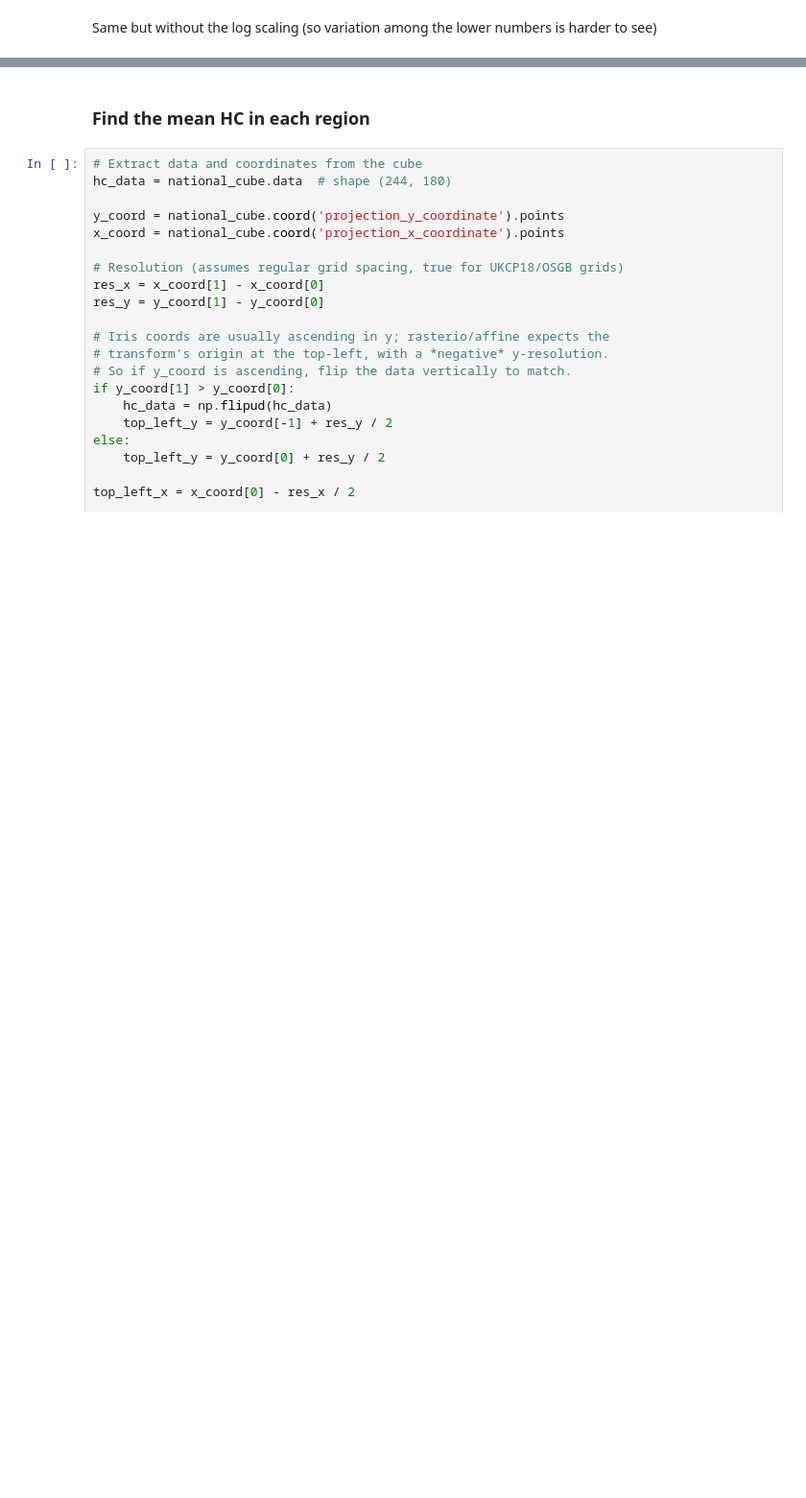
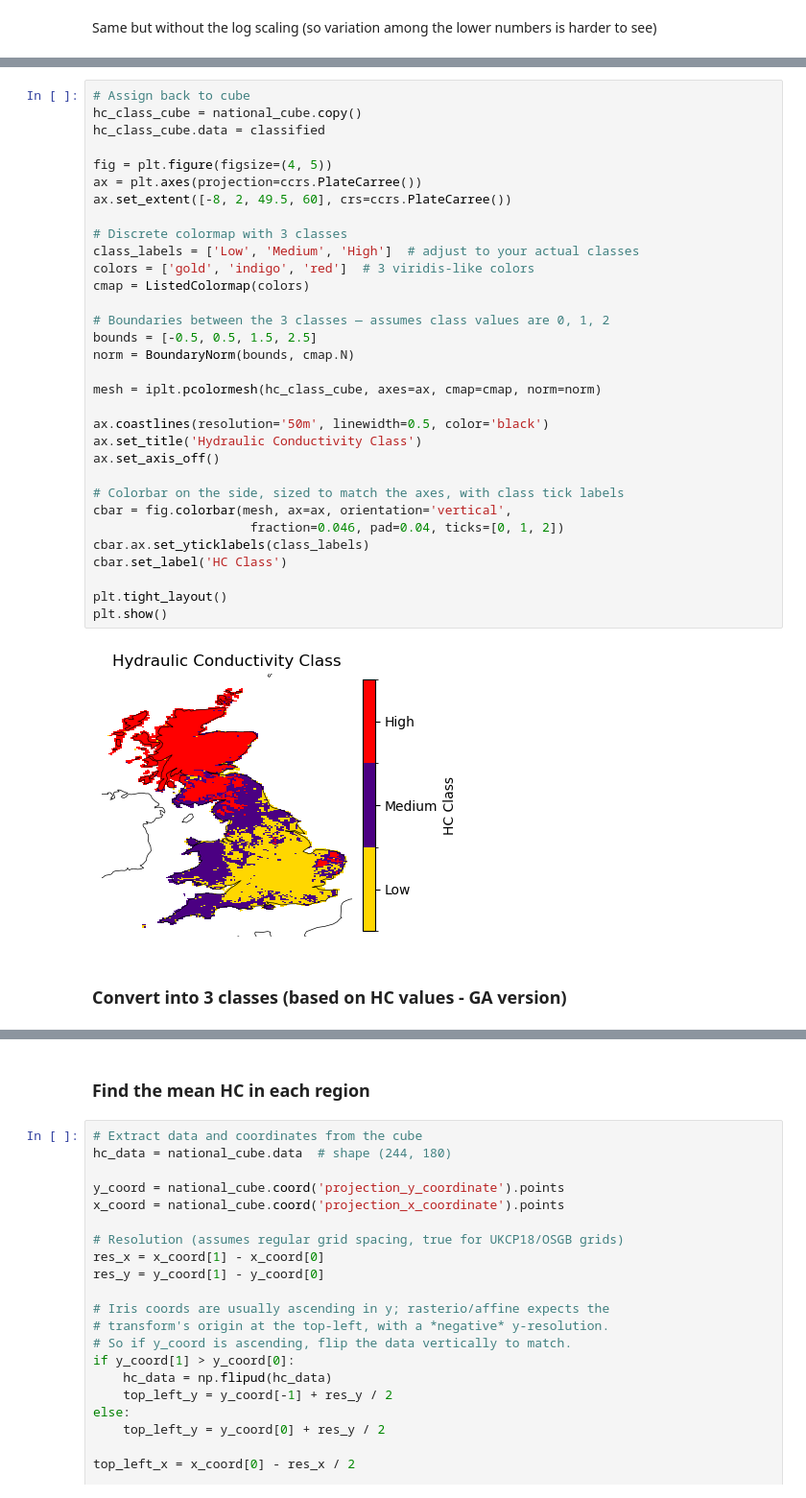
Before and after one commit to masher92/FutureFlood, a Jupyter notebook: ProcessSoilData/SoilMoistureExploration.ipynb, the cells around one changed output, grey strips where cells are left out. Shown at 96% size. Saved outputs shown, nothing was run; the diff lists cells and outputs as text; blank space fills up the shorter version.

```diff
--- a/ProcessSoilData/SoilMoistureExploration.ipynb
+++ b/ProcessSoilData/SoilMoistureExploration.ipynb
@@ -156,0 +162,36 @@ classified[np.isnan(hk_vals)] = np.nan
+# %%
+# Assign back to cube
+hc_class_cube = national_cube.copy()
+hc_class_cube.data = classified
+
+fig = plt.figure(figsize=(4, 5))
+ax = plt.axes(projection=ccrs.PlateCarree())
+ax.set_extent([-8, 2, 49.5, 60], crs=ccrs.PlateCarree())
+
+# Discrete colormap with 3 classes
+class_labels = ['Low', 'Medium', 'High']  # adjust to your actual classes
+colors = ['gold', 'indigo', 'red']  # 3 viridis-like colors
+cmap = ListedColormap(colors)
+
+# Boundaries between the 3 classes — assumes class values are 0, 1, 2
+bounds = [-0.5, 0.5, 1.5, 2.5]
+norm = BoundaryNorm(bounds, cmap.N)
+
+mesh = iplt.pcolormesh(hc_class_cube, axes=ax, cmap=cmap, norm=norm)
+
+ax.coastlines(resolution='50m', linewidth=0.5, color='black')
+ax.set_title('Hydraulic Conductivity Class')
+ax.set_axis_off()
+
+# Colorbar on the side, sized to match the axes, with class tick labels
+cbar = fig.colorbar(mesh, ax=ax, orientation='vertical',
+                     fraction=0.046, pad=0.04, ticks=[0, 1, 2])
+cbar.ax.set_yticklabels(class_labels)
+cbar.set_label('HC Class')
+
+plt.tight_layout()
+plt.show()
+# %% [output]
+[figure, added]
+# %% [markdown]
+### Convert into 3 classes (based on HC values - GA version)
```
Also changed, not shown: parts of 16 cells of this notebook.
